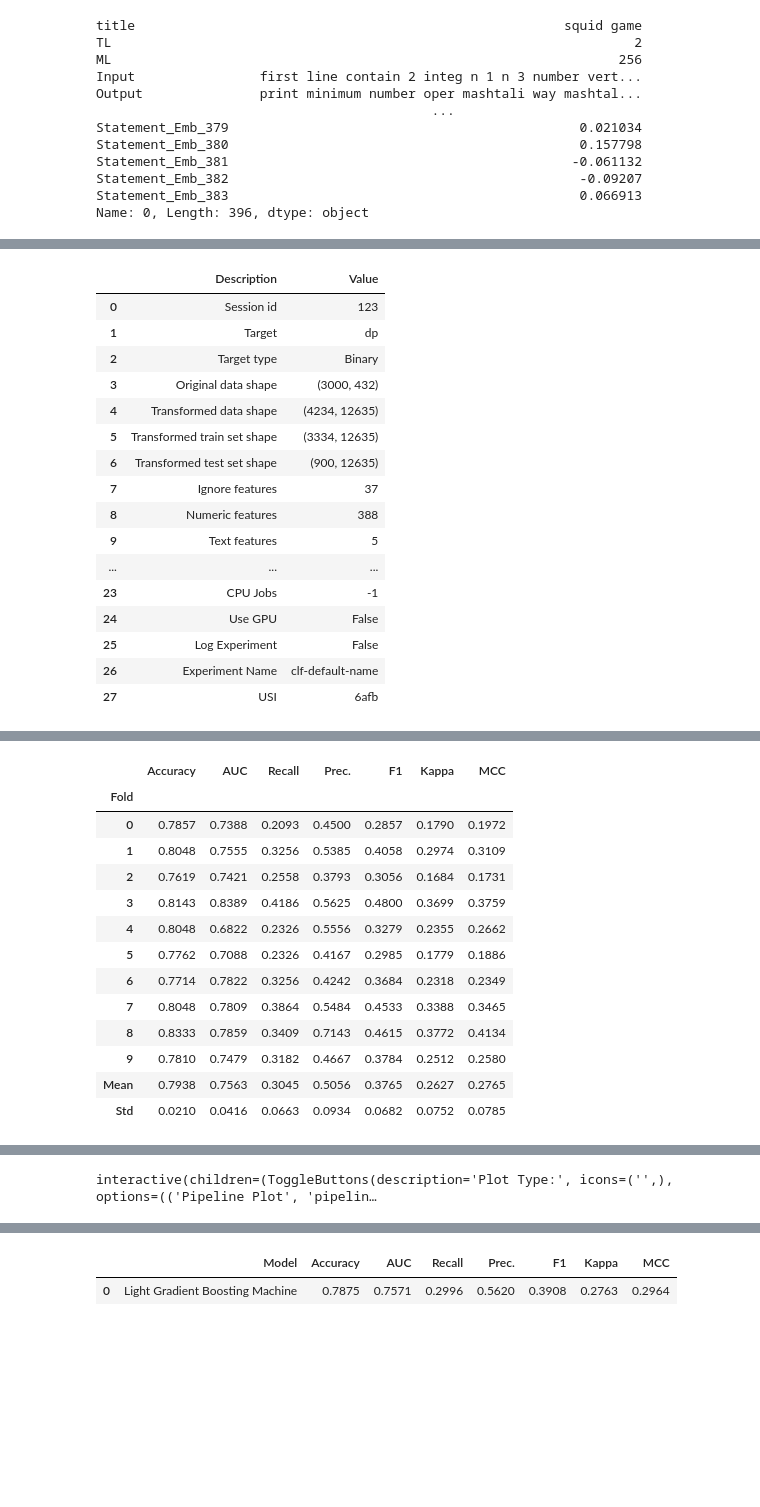
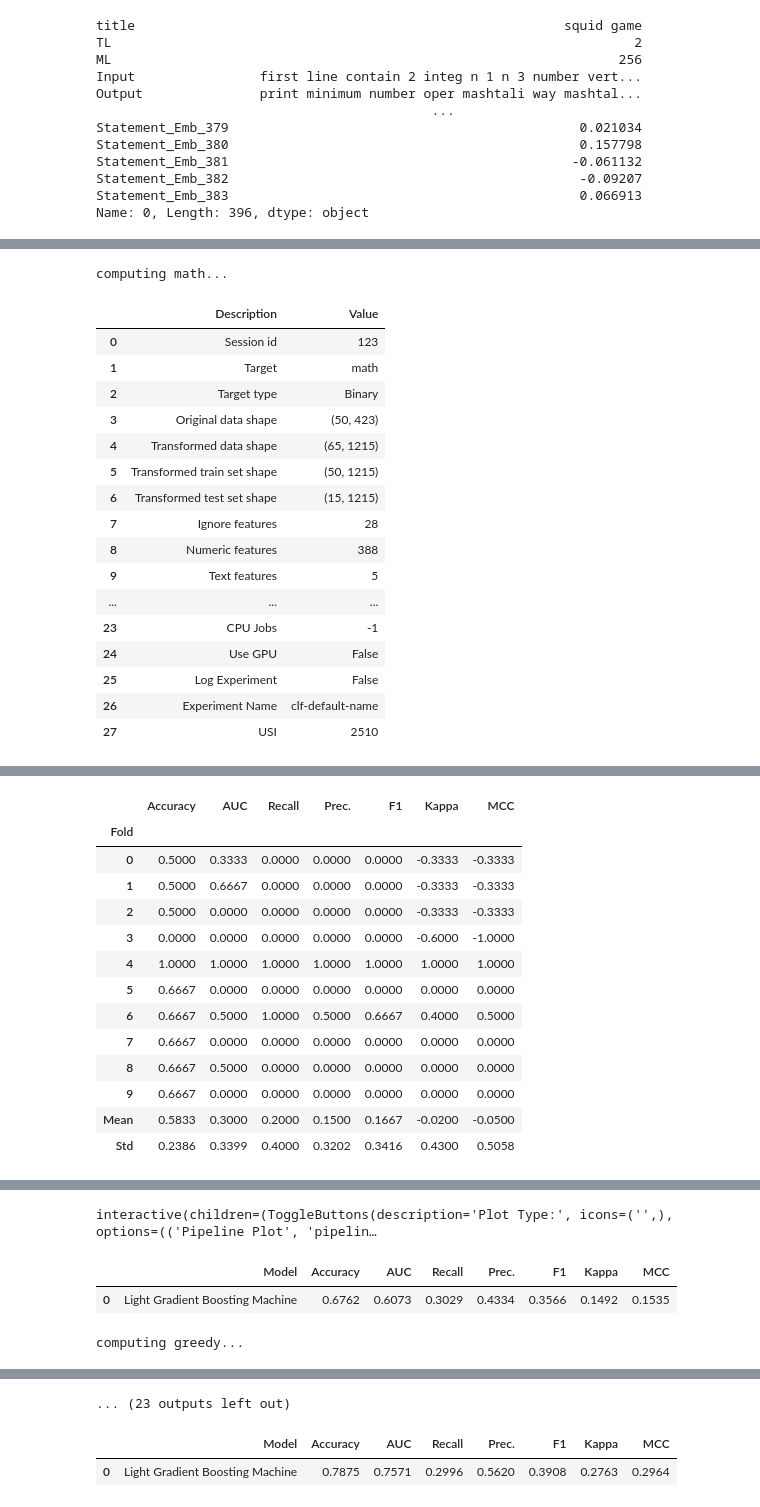
Before and after one commit to mysh212/algorithm-predictor, a Jupyter notebook: lib/nlp_nltk.ipynb, the cells around one changed output, grey strips where cells are left out. Cells and saved outputs as stored; diff of their text form; code cells hidden in the pictures; blank space fills up the shorter version.

```diff
--- a/lib/nlp_nltk.ipynb
+++ b/lib/nlp_nltk.ipynb
@@ -12,7 +12,7 @@ from transformers import AutoTokenizer, AutoModel
 import torch
 import numpy as np
 # %%
-sub_cnt = 3000
+sub_cnt = 50
 #change sub_cnt to 10000 or other big value to use all training data
 embedding_columns = ['Statement']
 ignore_features = ['title']
@@ -149,47 +149,62 @@ Name: 0, Length: 432, dtype: object
+# %%
+#preparing test data
+test = pd.read_csv('../data/test_data.csv')
+#test = pd.read_csv('../data/50%_test_data.csv')
+test = basic_preprocess(test)
+test = text_preprocess(test)
+test = text_embedding(test)
+tag, test = tag_labeling(test)
 # %%
-tag = 'dp'
-ignored_features = list(tags_df.columns.difference([tag]))
-exp = setup(data=data,
-            target=tag,
-            text_features=['sample-input', 'sample-output', 'Input', 'Output', 'Note'],
-            ignore_features=ignored_features + ignore_features,
-            fix_imbalance=True,
-            session_id=123,
-            )
-model = create_model('lightgbm')
-evaluate_model(model)
+for tag in ['math', 'greedy', 'implementation', 'dp', 'data structures']:
+    print(f'computing {tag}...')
+    ignored_features = list(tags_df.columns.difference([tag]))
+    exp = setup(data=data,
+                target=tag,
+                text_features=['sample-input', 'sample-output', 'Input', 'Output', 'Note'],
+                ignore_features=ignored_features + ignore_features,
+                fix_imbalance=True,
+                session_id=123,
+                )
+    model = create_model('lightgbm')
+    evaluate_model(model)
+    predictions = predict_model(model, data=test)
+    print("\n\n")
 # %% [output]
+computing math...
 |  | Description | Value |
 | 0 | Session id | 123 |
-| 1 | Target | dp |
+| 1 | Target | math |
 | 2 | Target type | Binary |
-| 3 | Original data shape | (3000, 432) |
-| 4 | Transformed data shape | (4234, 12635) |
-| 5 | Transformed train set shape | (3334, 12635) |
-| 6 | Transformed test set shape | (900, 12635) |
-| 7 | Ignore features | 37 |
+| 3 | Original data shape | (50, 423) |
+| 4 | Transformed data shape | (65, 1215) |
+| 5 | Transformed train set shape | (50, 1215) |
+| 6 | Transformed test set shape | (15, 1215) |
+| 7 | Ignore features | 28 |
 | 8 | Numeric features | 388 |
 | 9 | Text features | 5 |
 | ... | ... | ... |
 | 23 | CPU Jobs | -1 |
 | 24 | Use GPU | False |
 | 25 | Log Experiment | False |
 | 26 | Experiment Name | clf-default-name |
-| 27 | USI | 6afb |
+| 27 | USI | 2510 |
 [interactive output not drawn]
 |  | Accuracy | AUC | Recall | Prec. | F1 | Kappa | MCC |
 | Fold |  |  |  |  |  |  |  |
-| 0 | 0.7857 | 0.7388 | 0.2093 | 0.4500 | 0.2857 | 0.1790 | 0.1972 |
-| 1 | 0.8048 | 0.7555 | 0.3256 | 0.5385 | 0.4058 | 0.2974 | 0.3109 |
-| 2 | 0.7619 | 0.7421 | 0.2558 | 0.3793 | 0.3056 | 0.1684 | 0.1731 |
-| 3 | 0.8143 | 0.8389 | 0.4186 | 0.5625 | 0.4800 | 0.3699 | 0.3759 |
-| 4 | 0.8048 | 0.6822 | 0.2326 | 0.5556 | 0.3279 | 0.2355 | 0.2662 |
-| 5 | 0.7762 | 0.7088 | 0.2326 | 0.4167 | 0.2985 | 0.1779 | 0.1886 |
-| 6 | 0.7714 | 0.7822 | 0.3256 | 0.4242 | 0.3684 | 0.2318 | 0.2349 |
-| 7 | 0.8048 | 0.7809 | 0.3864 | 0.5484 | 0.4533 | 0.3388 | 0.3465 |
-| 8 | 0.8333 | 0.7859 | 0.3409 | 0.7143 | 0.4615 | 0.3772 | 0.4134 |
-| 9 | 0.7810 | 0.7479 | 0.3182 | 0.4667 | 0.3784 | 0.2512 | 0.2580 |
-| Mean | 0.7938 | 0.7563 | 0.3045 | 0.5056 | 0.3765 | 0.2627 | 0.2765 |
-| Std | 0.0210 | 0.0416 | 0.0663 | 0.0934 | 0.0682 | 0.0752 | 0.0785 |
+| 0 | 0.5000 | 0.3333 | 0.0000 | 0.0000 | 0.0000 | -0.3333 | -0.3333 |
+| 1 | 0.5000 | 0.6667 | 0.0000 | 0.0000 | 0.0000 | -0.3333 | -0.3333 |
+| 2 | 0.5000 | 0.0000 | 0.0000 | 0.0000 | 0.0000 | -0.3333 | -0.3333 |
+| 3 | 0.0000 | 0.0000 | 0.0000 | 0.0000 | 0.0000 | -0.6000 | -1.0000 |
+| 4 | 1.0000 | 1.0000 | 1.0000 | 1.0000 | 1.0000 | 1.0000 | 1.0000 |
+| 5 | 0.6667 | 0.0000 | 0.0000 | 0.0000 | 0.0000 | 0.0000 | 0.0000 |
+| 6 | 0.6667 | 0.5000 | 1.0000 | 0.5000 | 0.6667 | 0.4000 | 0.5000 |
+| 7 | 0.6667 | 0.0000 | 0.0000 | 0.0000 | 0.0000 | 0.0000 | 0.0000 |
+| 8 | 0.6667 | 0.5000 | 0.0000 | 0.0000 | 0.0000 | 0.0000 | 0.0000 |
+| 9 | 0.6667 | 0.0000 | 0.0000 | 0.0000 | 0.0000 | 0.0000 | 0.0000 |
+| Mean | 0.5833 | 0.3000 | 0.2000 | 0.1500 | 0.1667 | -0.0200 | -0.0500 |
+| Std | 0.2386 | 0.3399 | 0.4000 | 0.3202 | 0.3416 | 0.4300 | 0.5058 |
 [interactive output not drawn]
-interactive(children=(ToggleButtons(description='Plot Type:', icons=('',), options=(('Pipeline Plot', 'pipelin…
+interactive(children=(ToggleButtons(description='Plot Type:', icons=('',), options=(('Pipeline Plot', 'pipelin…
+|  | Model | Accuracy | AUC | Recall | Prec. | F1 | Kappa | MCC |
+| 0 | Light Gradient Boosting Machine | 0.6762 | 0.6073 | 0.3029 | 0.4334 | 0.3566 | 0.1492 | 0.1535 |
+computing greedy...
@@ -196,3 +244,4 @@ interactive(children=(ToggleButtons(description='Plot Type:', icons=('',), optio
+... (23 outputs left out)
 # %%
 test = pd.read_csv('../data/test_data.csv')
 #test = pd.read_csv('../data/50%_test_data.csv')
```
Also changed, not shown: parts of 2 cells of this notebook.
